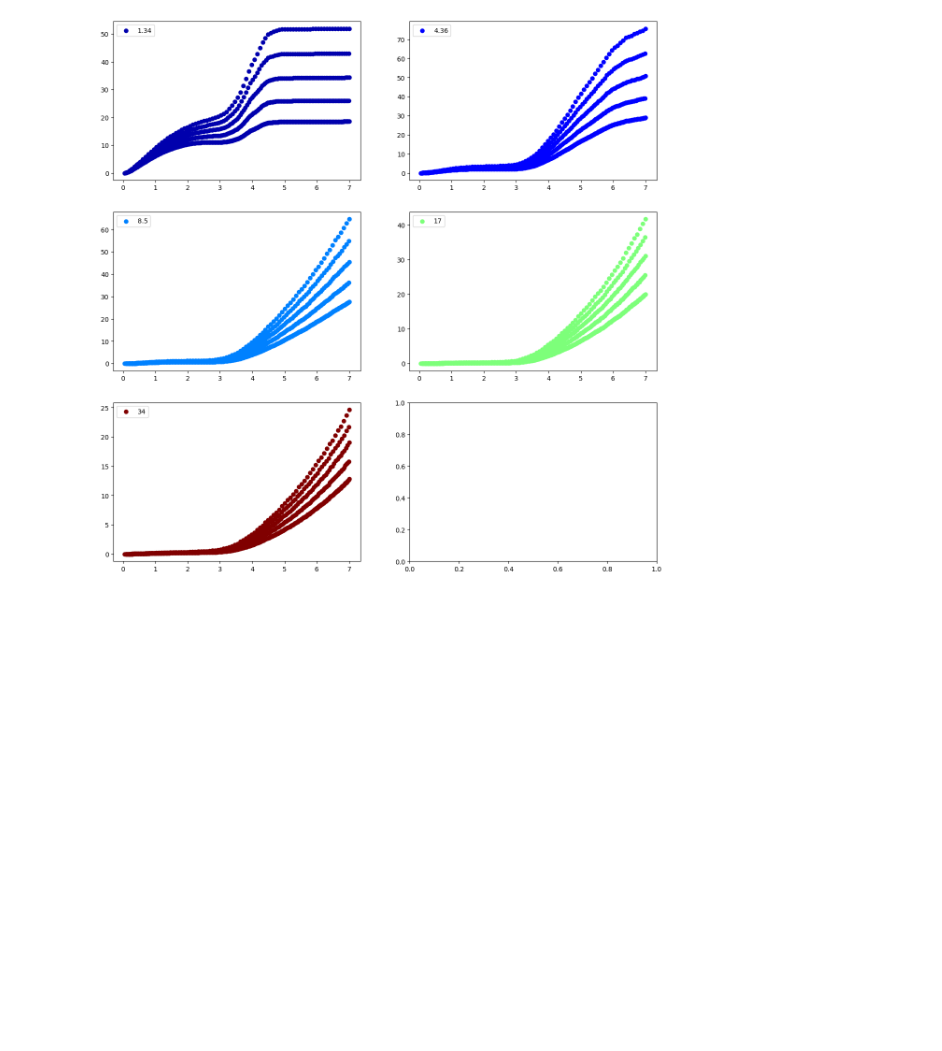
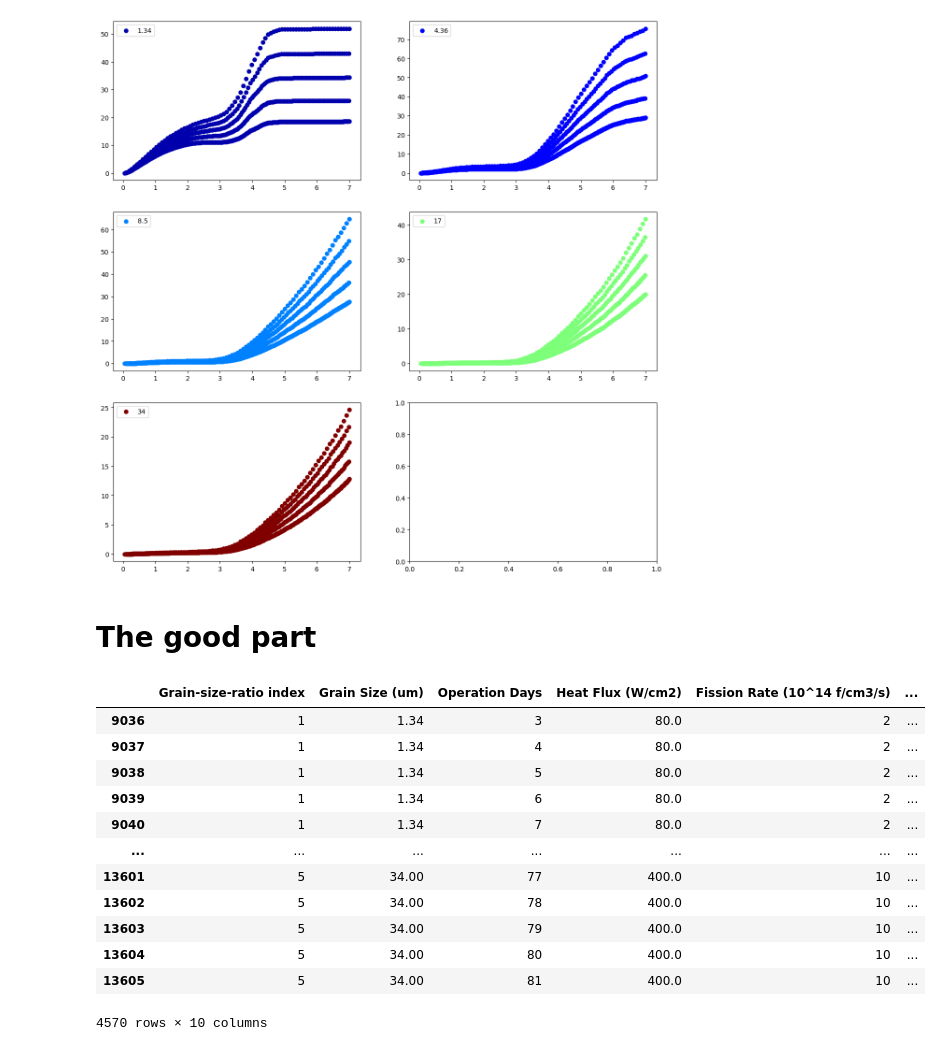
Before and after one commit to ahasan3-ncsu/wd-swelling, a Jupyter notebook: data_2022/frate.ipynb, the cells around one changed output. Saved outputs shown, nothing was run; the diff lists cells and outputs as text; code cells hidden in the pictures; blank space fills up the shorter version.

```diff
--- a/data_2022/frate.ipynb
+++ b/data_2022/frate.ipynb
@@ -106,3 +106,5 @@ for i, G in zip(range(5), [1.34, 4.36, 8.5, 17, 34]):
 plt.show()
 # %% [output]
 [figure]
+# %% [markdown]
+# The good part
@@ -108,0 +115,17 @@ plt.show()
+# %%
+tra = jar.loc[jar['Coolant init Temp (C)'] == 88]
+tra
+# %% [output]
+|  | Grain-size-ratio index | Grain Size (um) | Operation Days | Heat Flux (W/cm2) | Fission Rate (10^14 f/cm3/s) | ... |
+| 9036 | 1 | 1.34 | 3 | 80.0 | 2 | ... |
+| 9037 | 1 | 1.34 | 4 | 80.0 | 2 | ... |
+| 9038 | 1 | 1.34 | 5 | 80.0 | 2 | ... |
+| 9039 | 1 | 1.34 | 6 | 80.0 | 2 | ... |
+| 9040 | 1 | 1.34 | 7 | 80.0 | 2 | ... |
+| ... | ... | ... | ... | ... | ... | ... |
+| 13601 | 5 | 34.00 | 77 | 400.0 | 10 | ... |
+| 13602 | 5 | 34.00 | 78 | 400.0 | 10 | ... |
+| 13603 | 5 | 34.00 | 79 | 400.0 | 10 | ... |
+| 13604 | 5 | 34.00 | 80 | 400.0 | 10 | ... |
+| 13605 | 5 | 34.00 | 81 | 400.0 | 10 | ... |
+4570 rows × 10 columns
```
Also changed, not shown: parts of 9 cells of this notebook, 2 other files.
